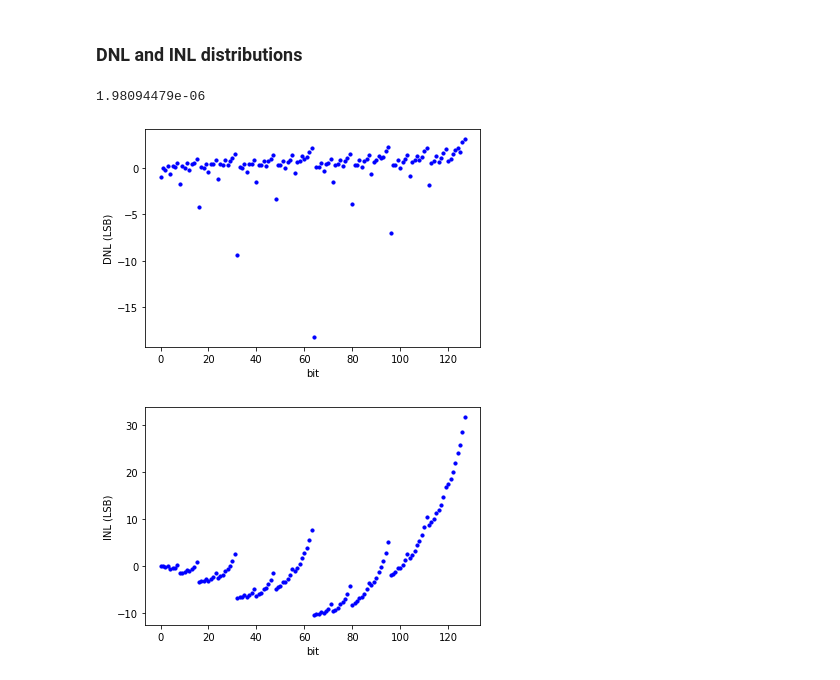
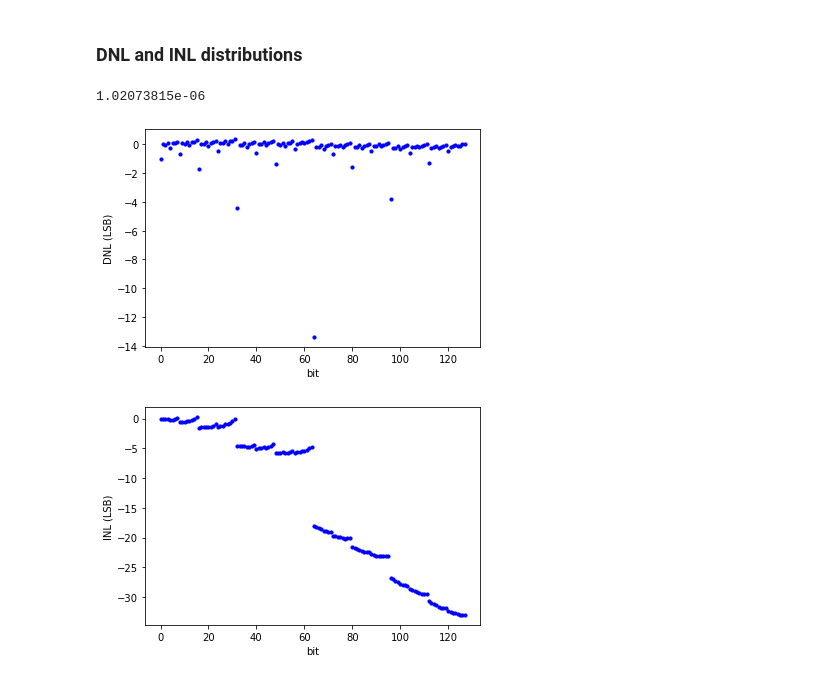
Before and after one commit to wFairmanOlin/madvlsi_proj_4, a Jupyter notebook: analysis.ipynb, the cells around one changed output. Drawn from its saved outputs; the diff is of its cells as text; code cells hidden in the pictures.

```diff
--- a/analysis.ipynb
+++ b/analysis.ipynb
@@ -100,40 +100,40 @@ See the caveats in the documentation: https://pandas.pydata.org/pandas-docs/stab
 #generate DNL & INL Columns
 dnl = []
 inl = []
-lsb_current = 1
 print(data["iout"].iloc[1])
 for i in range(128*runs):
     if i % 128 == 0:
         lsb_current = data["iout"].iloc[i+1] - data["iout"].iloc[i]
         dnl.append(data["diff"].iloc[i] / lsb_current - 1)
         inl.append(0)
     else:
+        dnl.append(data["diff"].iloc[i] / lsb_current - 1)
         inl.append(dnl[-1] + inl[-1])
-        dnl.append(data["diff"].iloc[i] / lsb_current - 1)
+
 
 
 data["dnl"] = dnl
 data["inl"] = inl
 
 # print(dnl)
 #DNL
 fig = plt.figure()
 ax1 = fig.add_subplot()
 
 ax1.scatter(data.bit, data.dnl, s=10, c='b', label="dnl")
 plt.xlabel("bit")
 plt.ylabel("DNL (LSB)")
 plt.show()
 
 #INL
 fig = plt.figure()
 ax1 = fig.add_subplot()
 
 ax1.scatter(data.bit, data.inl, s=10, c='b', label="inl")
 plt.xlabel("bit")
 plt.ylabel("INL (LSB)")
 plt.show()
 # %% [output]
-1.98094479e-06
+1.02073815e-06
-[figure, old version]
+[figure, new version]
-[figure, old version]
+[figure, new version]
```
Also changed, not shown: parts of 2 cells of this notebook, 5 other files.
